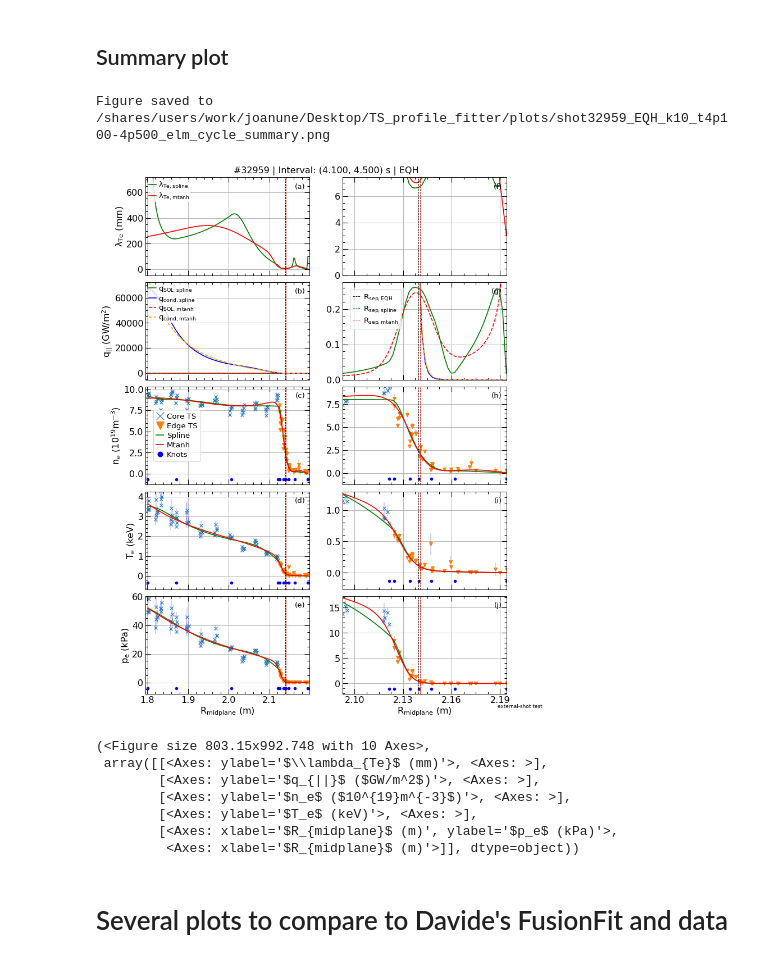
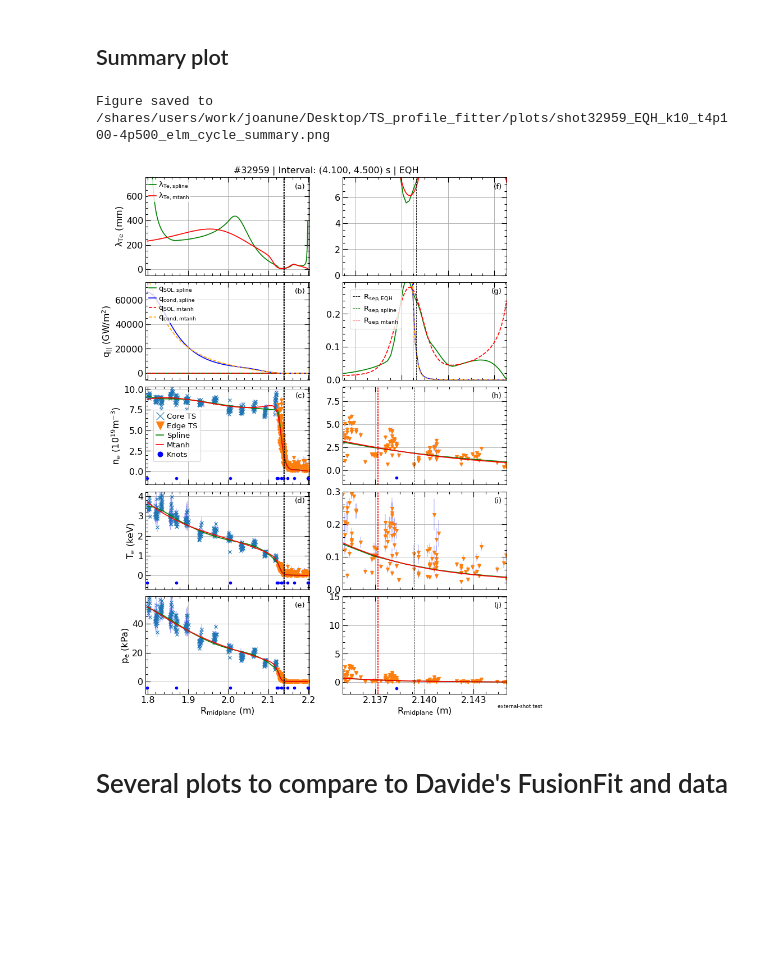
Before and after one commit to Joao-Pedro-Marques-Nunes/TS-profile-fitter, a Jupyter notebook: notebooks/davide_shot_workflow.ipynb, the cells around one changed output. Cells and saved outputs as stored; diff of their text form; code cells hidden in the pictures; blank space fills up the shorter version.

```diff
--- a/notebooks/davide_shot_workflow.ipynb
+++ b/notebooks/davide_shot_workflow.ipynb
@@ -42,8 +42,8 @@ diagnostic = 'VTA'
 mapping_method = 'ipfnpytools'
 r_edge_offset = 0.008
 use_elm_filter = True
-elm_cycle_start_fraction = 0.75
-elm_cycle_end_fraction = 0.90
+elm_cycle_start_fraction = 0
+elm_cycle_end_fraction = 1
 output_directory = project_root / 'plots'
 save_figures = True
 show_figures = True
@@ -128,7 +128,7 @@ combined_error_sweep = {
 }
 spline_config = {
     'method': 'ipfn_spline',
-    'knot_strategy': 'edge_biased_quantile',
+    'knot_strategy': 'balanced_quantile',
     'knot_count_shift': 0,
     'dR_fine': 0.002,
     'sigma_conv': 0.0,
@@ -574,36 +574,34 @@ Figure saved to /shares/users/work/joanune/Desktop/TS_profile_fitter/plots/shot3
 # %% [markdown]
 ## Summary plot
 # %%
-plot_profile_summary(
+fig, ax= plot_profile_summary(
     core['r_midplane'], edge['r_midplane'],
     core['Ne'], edge['Ne'], core['Te'], edge['Te'],
     ds_out, mtanh_te[0], mtanh_ne[0],
     lambda_spline=spline_result['lam_Te_grid'],
     lambda_mtanh=mtanh_result['lam_Te_grid'],
     q_sol_spline=spline_result['q_par_P_SOL_grid'],
     q_cond_spline=spline_result['q_par_SH_grid'],
     q_sol_mtanh=mtanh_result['q_par_P_SOL_grid'],
     q_cond_mtanh=mtanh_result['q_par_SH_grid'],
     R_spline=spline_result['R_grid'], R_mtanh=mtanh_result['R_grid'],
     ne_err_core=core['Ne_err'], ne_err_edge=edge['Ne_err'],
     te_err_core=core['Te_err'], te_err_edge=edge['Te_err'],
     Rsep_eqh=eqh_result['Rsep_eqh'], Rsep_spline=spline_result['Rsep'],
     Rsep_mtanh=mtanh_result['Rsep'], knot_pos=knots,
     nshot=shot_id, interval=interval, equilibrium=equilibrium_name,
     r_zoom=2.12, directory=str(output_directory),
     fig_name=make_fig_name(shot_id, equilibrium_name, len(knots), interval, 'elm_cycle_summary'),
-    save_fig=save_figures, show=show_figures, close=not show_figures,
+    save_fig=save_figures, show=False, close=not show_figures,x_mins = 2.13, x_maxs=2.14
 )
+ax.flatten()[9].set_xlim(2.135, 2.145)
+ax.flatten()[7].set_xlim(2.135, 2.145)
+ax.flatten()[7].set_ylim(0,0.3)
+ax.flatten()[5].set_xlim(2.135, 2.145)
+plt.show()
 # %% [output]
 Figure saved to /shares/users/work/joanune/Desktop/TS_profile_fitter/plots/shot32959_EQH_k10_t4p100-4p500_elm_cycle_summary.png
-[figure, old version]
+[figure, new version]
-(<Figure size 803.15x992.748 with 10 Axes>,
- array([[<Axes: ylabel='$\\lambda_{Te}$ (mm)'>, <Axes: >],
-        [<Axes: ylabel='$q_{||}$ ($GW/m^2$)'>, <Axes: >],
-        [<Axes: ylabel='$n_e$ ($10^{19}m^{-3}$)'>, <Axes: >],
-        [<Axes: ylabel='$T_e$ (keV)'>, <Axes: >],
-        [<Axes: xlabel='$R_{midplane}$ (m)', ylabel='$p_e$ (kPa)'>,
-         <Axes: xlabel='$R_{midplane}$ (m)'>]], dtype=object))
 # %% [markdown]
 # Several plots to compare to Davide's FusionFit and data
 # %% [markdown]
```
Also changed, not shown: parts of 12 cells of this notebook, 6 other files.
